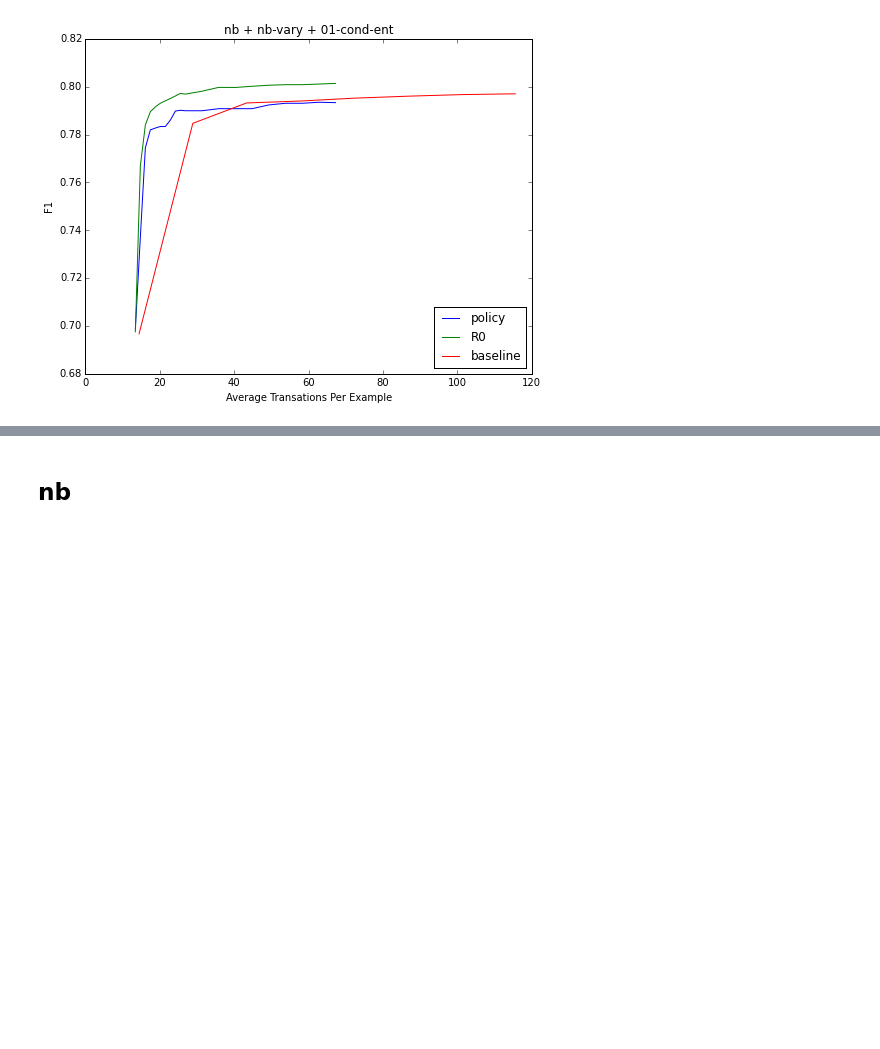
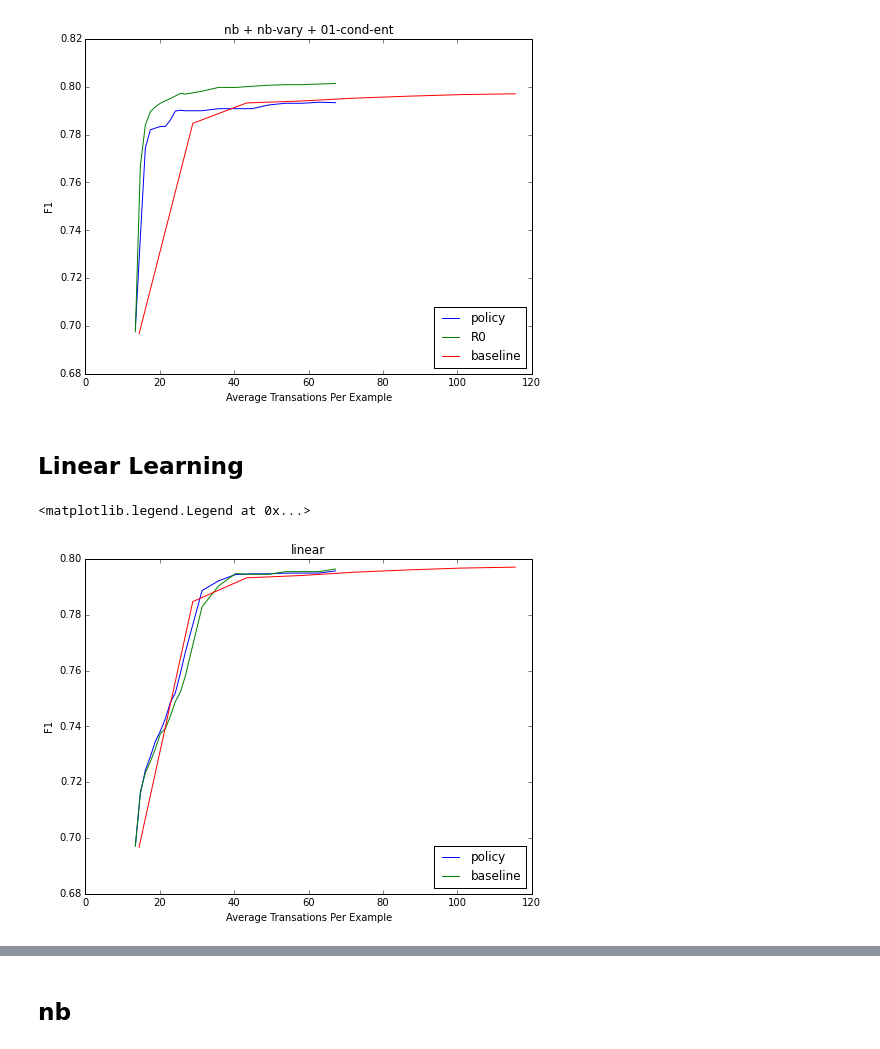
Before and after one commit to strin/HeteroSampler, a Jupyter notebook: notebook/ner/plot.ipynb, the cells around one changed output, grey strips where cells are left out. Cells and saved outputs as stored; diff of their text form; code cells hidden in the pictures; blank space fills up the shorter version.

```diff
--- a/notebook/ner/plot.ipynb
+++ b/notebook/ner/plot.ipynb
@@ -249,3 +249,19 @@ legend(['policy', 'R0', 'baseline'], loc=4)
 # %% [output]
 <matplotlib.legend.Legend at 0x...>
 [figure]
+# %% [markdown]
+## Linear Learning
+# %%
+# log-sp + log-cond-ent + nb-vary.
+# NER f2 w2 Sanity Check.
+figure(num=None, figsize=(8, 6), dpi=80)
+plot(*loadAcc('test/ner/w2/f2/blockpolicy/learn/linear-R0/tcall_b*/policy.xml'))
+plot(*loadAcc('test/ner/w2/f2/blockpolicy/learn/linear-R0+log-sp/tcall_b*/policy.xml'))
+plot(*loadAcc('test/ner/w2/f2/gibbs/default/0/tcall_T*/policy.xml'))
+title('linear')
+xlabel('Average Transations Per Example')
+ylabel('F1')
+legend(['policy', 'baseline'], loc=4)
+# %% [output]
+<matplotlib.legend.Legend at 0x...>
+[figure, added]
```
Also changed, not shown: parts of 2 cells of this notebook, 1 other file.
